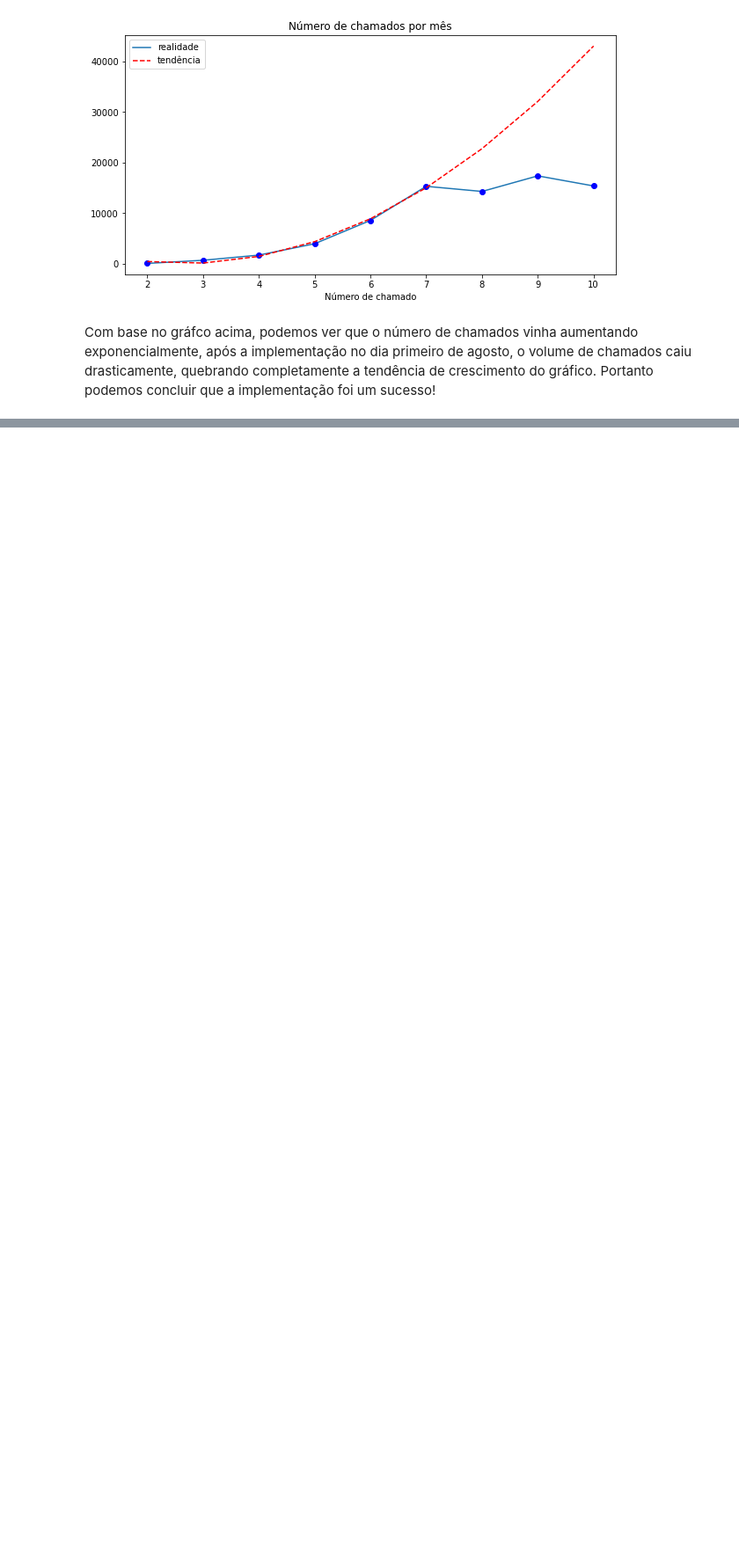
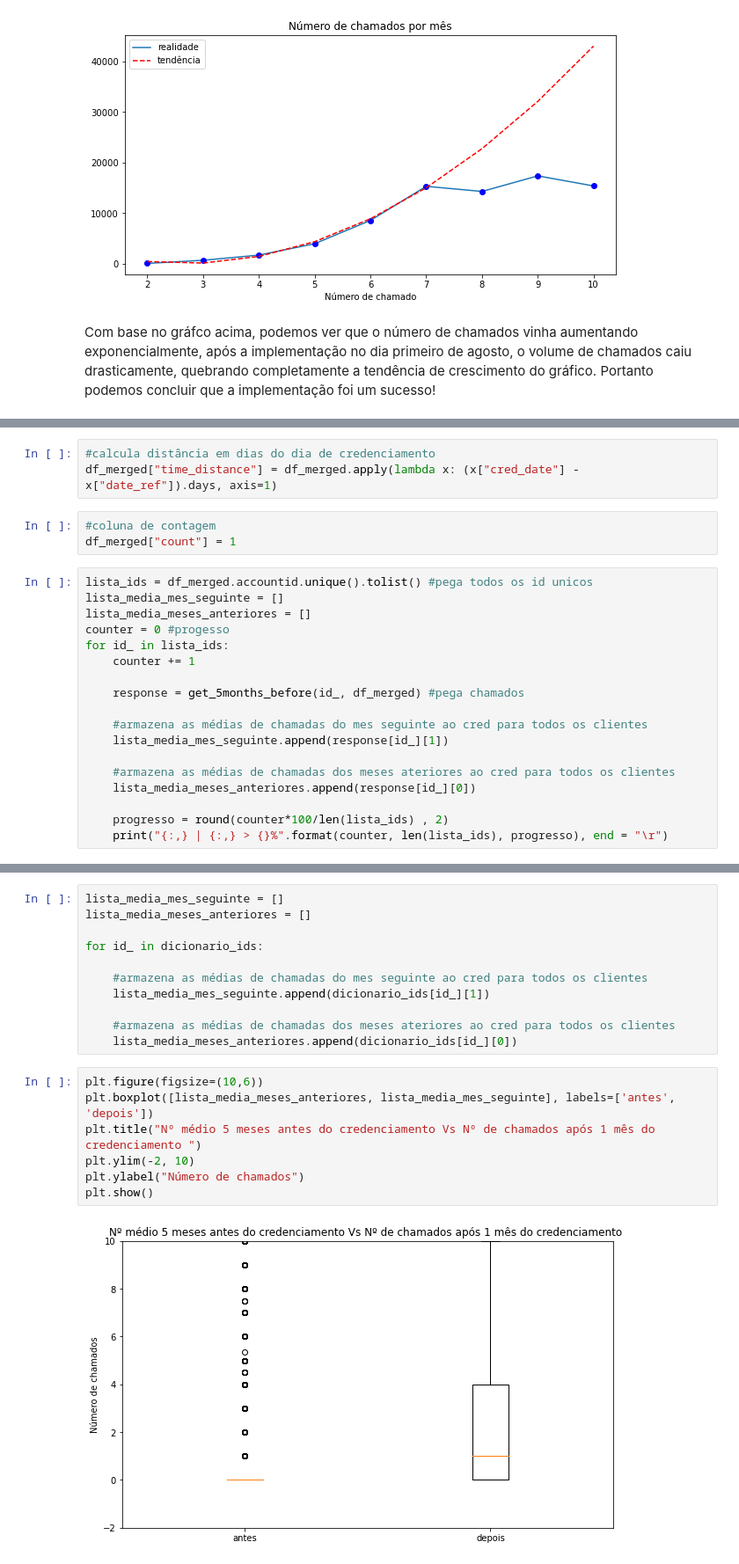
Before and after one commit to fernandocfbf/caseStone, a Jupyter notebook: analise.ipynb, the cells around one changed output, grey strips where cells are left out. Shown at 88% size. Cells and saved outputs as stored; diff of their text form; blank space fills up the shorter version.

```diff
--- a/analise.ipynb
+++ b/analise.ipynb
@@ -92,0 +142,24 @@ primeiro de agosto, o volume de chamados caiu drasticamente, quebrando completam
+# %%
+#calcula distância em dias do dia de credenciamento
+df_merged["time_distance"] = df_merged.apply(lambda x: (x["cred_date"] - x["date_ref"]).days, axis=1)
+# %%
+#coluna de contagem
+df_merged["count"] = 1
+# %%
+lista_ids = df_merged.accountid.unique().tolist() #pega todos os id unicos
+lista_media_mes_seguinte = []
+lista_media_meses_anteriores = []
+counter = 0 #progesso
+for id_ in lista_ids:
+    counter += 1
+
+    response = get_5months_before(id_, df_merged) #pega chamados
+
+    #armazena as médias de chamadas do mes seguinte ao cred para todos os clientes
+    lista_media_mes_seguinte.append(response[id_][1])
+
+    #armazena as médias de chamadas dos meses ateriores ao cred para todos os clientes
+    lista_media_meses_anteriores.append(response[id_][0])
+
+    progresso = round(counter*100/len(lista_ids) , 2)
+    print("{:,} | {:,} > {}%".format(counter, len(lista_ids), progresso), end = "\r")
@@ -92,0 +184,20 @@ primeiro de agosto, o volume de chamados caiu drasticamente, quebrando completam
+# %%
+lista_media_mes_seguinte = []
+lista_media_meses_anteriores = []
+
+for id_ in dicionario_ids:
+
+    #armazena as médias de chamadas do mes seguinte ao cred para todos os clientes
+    lista_media_mes_seguinte.append(dicionario_ids[id_][1])
+
+    #armazena as médias de chamadas dos meses ateriores ao cred para todos os clientes
+    lista_media_meses_anteriores.append(dicionario_ids[id_][0])
+# %%
+plt.figure(figsize=(10,6))
+plt.boxplot([lista_media_meses_anteriores, lista_media_mes_seguinte], labels=['antes', 'depois'])
+plt.title("Nº médio 5 meses antes do credenciamento Vs Nº de chamados após 1 mês do credenciamento ")
+plt.ylim(-2, 10)
+plt.ylabel("Número de chamados")
+plt.show()
+# %% [output]
+[figure, added]
```
Also changed, not shown: parts of 18 cells of this notebook, 1 other file.
